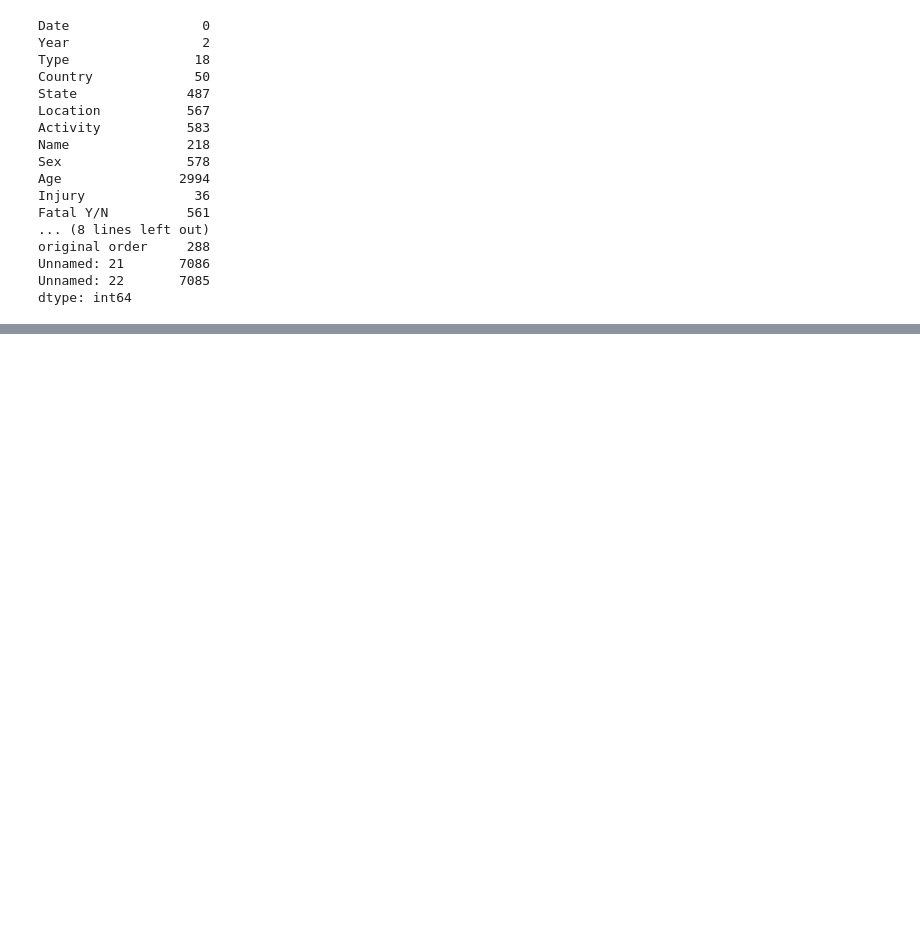
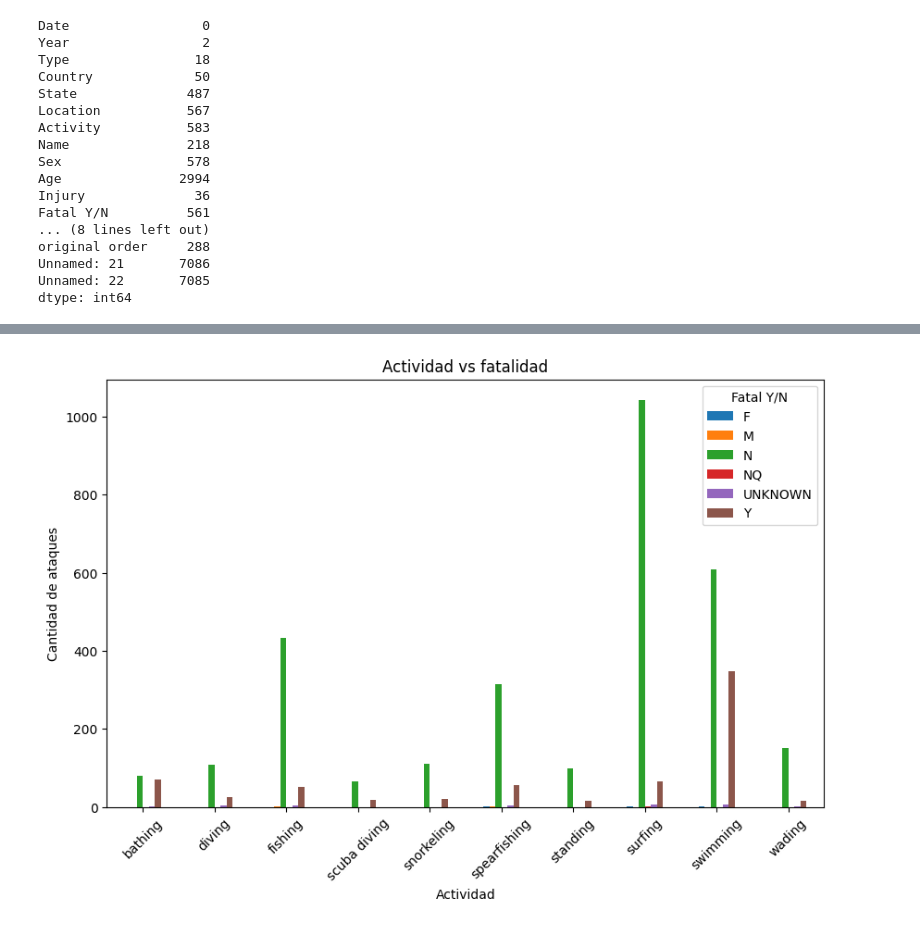
Before and after one commit to gabrieleb76-bot/Shark_Attacks_New, a Jupyter notebook: Shark_Attacks.ipynb, the cells around one changed output, grey strips where cells are left out. Cells and saved outputs as stored; diff of their text form; code cells hidden in the pictures; blank space fills up the shorter version.

```diff
--- a/Shark_Attacks.ipynb
+++ b/Shark_Attacks.ipynb
@@ -311,0 +227,3 @@ POR EPOCA DEL AÑO:
+# %%
+activity_fatality = df.groupby(["Activity","Fatal Y/N"]).size().reset_index(name="cantidad")
+activity_fatality.head(20)
@@ -311,0 +248,6 @@ POR EPOCA DEL AÑO:
+# %%
+top_activities = activity_counts.head(10).index
+activity_fatality_top = activity_fatality[activity_fatality["Activity"].isin(top_activities)]
+# %%
+tabla_fatal = activity_fatality_top.pivot(index="Activity", columns="Fatal Y/N", values="cantidad").fillna(0)
+tabla_fatal
@@ -311,0 +267,9 @@ POR EPOCA DEL AÑO:
+# %%
+tabla_fatal.plot(kind="bar", figsize=(10,6))
+plt.title("Actividad vs fatalidad")
+plt.xlabel("Actividad")
+plt.ylabel("Cantidad de ataques")
+plt.xticks(rotation=45)
+plt.show()
+# %% [output]
+[figure, added]
```
Also changed, not shown: parts of 62 cells of this notebook.
